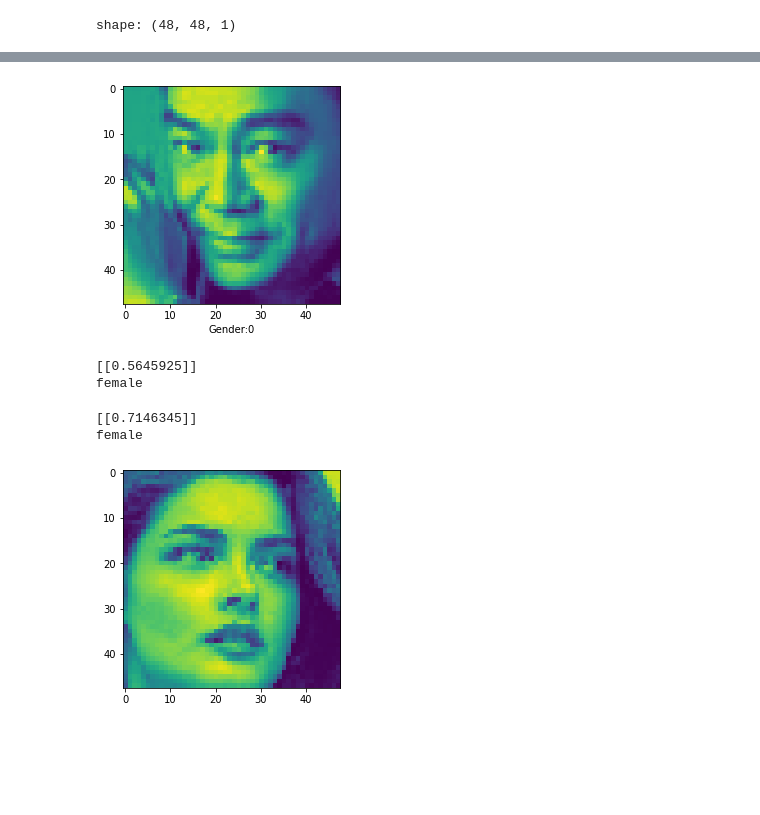
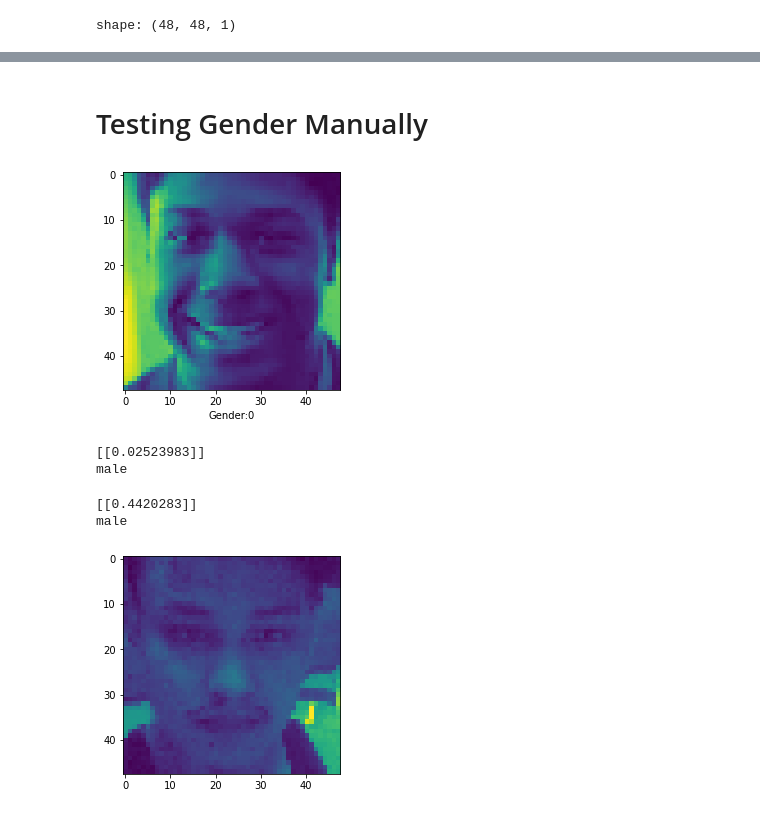
Before and after one commit to Uramud/age-and-gender-detection, a Jupyter notebook: Untitled1.ipynb, the cells around one changed output, grey strips where cells are left out. Drawn from its saved outputs; the diff is of its cells as text; code cells hidden in the pictures; blank space fills up the shorter version.

```diff
--- a/Untitled1.ipynb
+++ b/Untitled1.ipynb
@@ -74,6 +75,6 @@ shape: (48, 48, 1)
 #Split data into train/test
 y = data['gender']
 
-X_train, X_test, y_train, y_test = train_test_split ( X, y, test_size=0.20, random_state=37)
+X_train, X_test, y_train, y_test = train_test_split ( X, y, test_size=0.2, random_state=22)
 # %%
 model1 = Sequential()
@@ -99,3 +163,4 @@ model1.compile(optimizer='sgd',loss='binary_crossentropy',metrics=['accuracy'])
 # %%
-history = model1.fit(X_train, y_train, epochs=5, validation_split=0.1,validation_data=(X_test,y_test), batch_size=1024)
+history = model1.fit(X_train, y_train, epochs=200, batch_size=144)
+# validation_split=0.2,validation_data=(X_test,y_test),
 # %% [output]
@@ -125,12 +197,13 @@ model1.save('untitled_gender_67.h5')
 # import numpy as np
 # import cv2
 # model1 = keras.models.load_model('untitled_gender.h5')
+# %% [markdown]
+# Testing Gender Manually
 # %%
 # show image
-# ii = 2,5
-# ii = 3,4
-ii = 12
-
+# ii male = 45,20,202
+# ii female = 22,21,25,47
+ii = 247
 plt.imshow(X_test[ii])
 plt.xlabel("Gender:"+ str(y_test.iloc[ii]))
 plt.show()
@@ -144,30 +217,30 @@ if gend[0][0] <=0.5:
 else:
     print('female')
 # %% [output]
-[figure, old version]
+[figure, new version]
-[[0.5645925]]
-female
+[[0.02523983]]
+male
 # %%
-sample_image = cv2.imread('sample_female.png')
+sample_image = cv2.imread('opencv1.jpg')
 sample_image = cv2.cvtColor(sample_image,cv2.COLOR_BGR2GRAY)
 faces = cv2.CascadeClassifier('haarcascade_frontalface_default.xml').detectMultiScale(sample_image,1.2,4)
 
 for (x,y,w,h) in faces:
     cv2.rectangle(sample_image,(x,y),(x+w,y+h),(0,0,255),2)
     roi_gray = sample_image[y:y+w,x:x+h]
     roi_gray = cv2.resize(roi_gray,(48,48))
     image_pixels = img_to_array(roi_gray)
     image_pixels = np.expand_dims(image_pixels,axis=0)
     image_pixels /=255
 
     predictions = model1.predict(image_pixels)
     print(predictions)
     if predictions[0][0]<=0.5:
         print('male')
     else:
         print('female')
     plt.imshow(roi_gray)
 # %% [output]
-[[0.7146345]]
-female
+[[0.4420283]]
+male
-[figure, old version]
+[figure, new version]
```
Also changed, not shown: parts of 7 cells of this notebook, 11 other files.
